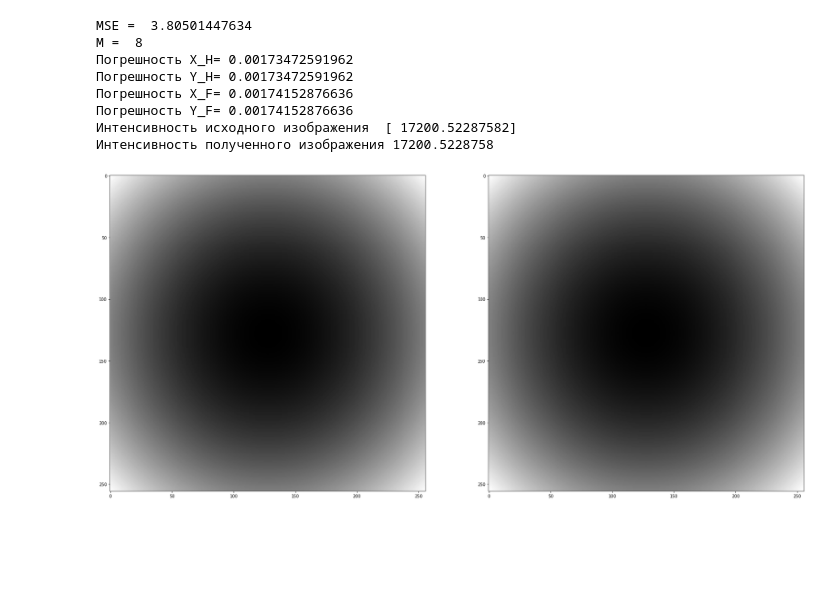
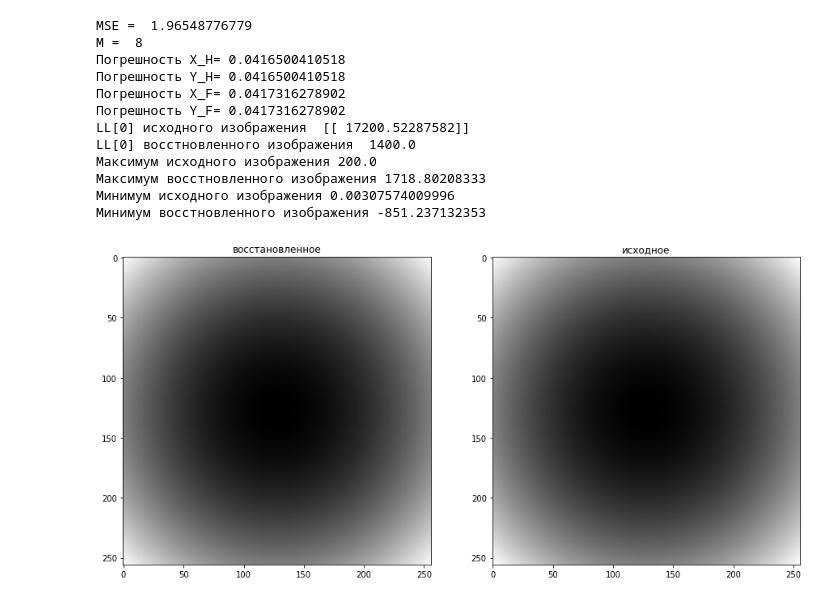
Before and after one commit to Satbek/-ourse-work-sem7, a Jupyter notebook: src/Polynoms.ipynb, the cells around one changed output. Saved outputs shown, nothing was run; the diff lists cells and outputs as text; code cells hidden in the pictures; blank space fills up the shorter version.

```diff
--- a/src/Polynoms.ipynb
+++ b/src/Polynoms.ipynb
@@ -6,17 +6,21 @@ import research
 import view
 %matplotlib inline
 # %%
-res1 = view.show_all(lambda x,y: x**2 + y**2, lambda x,y: 2*x, lambda x,y: 2*y, -10,10,-10,10, 8)
+res1 = view.show_all(lambda x,y: x**2 + y**2, lambda x,y: 2*x, lambda x,y: 2*y, -10,10,-10,10, 8,1400)
 # %% [output]
-MSE =  3.80501447634
+MSE =  1.96548776779
 M =  8
-Погрешность X_H= 0.00173472591962
-Погрешность Y_H= 0.00173472591962
-Погрешность X_F= 0.00174152876636
-Погрешность Y_F= 0.00174152876636
-Интенсивность исходного изображения  [ 17200.52287582]
-Интенсивность полученного изображения 17200.5228758
+Погрешность X_H= 0.0416500410518
+Погрешность Y_H= 0.0416500410518
+Погрешность X_F= 0.0417316278902
+Погрешность Y_F= 0.0417316278902
+LL[0] исходного изображения  [[ 17200.52287582]]
+LL[0] восстновленного изображения  1400.0
+Максимум исходного изображения 200.0
+Максимум восстновленного изображения 1718.80208333
+Минимум исходного изображения 0.00307574009996
+Минимум восстновленного изображения -851.237132353
-[figure, old version]
+[figure, new version]
 # %%
 res2 = view.show_all(lambda x,y: x*y, lambda x,y: y, lambda x,y: x, -100,100,-100,100, 8)
 # %% [output]
```
Also changed, not shown: parts of 7 cells of this notebook, 18 other files.
